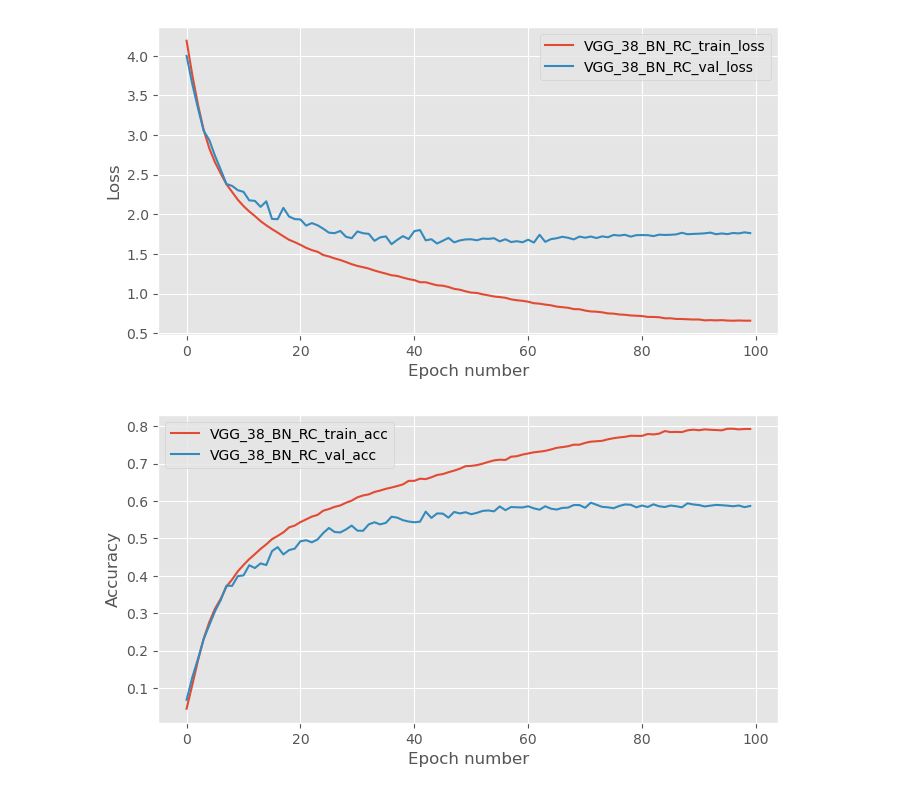
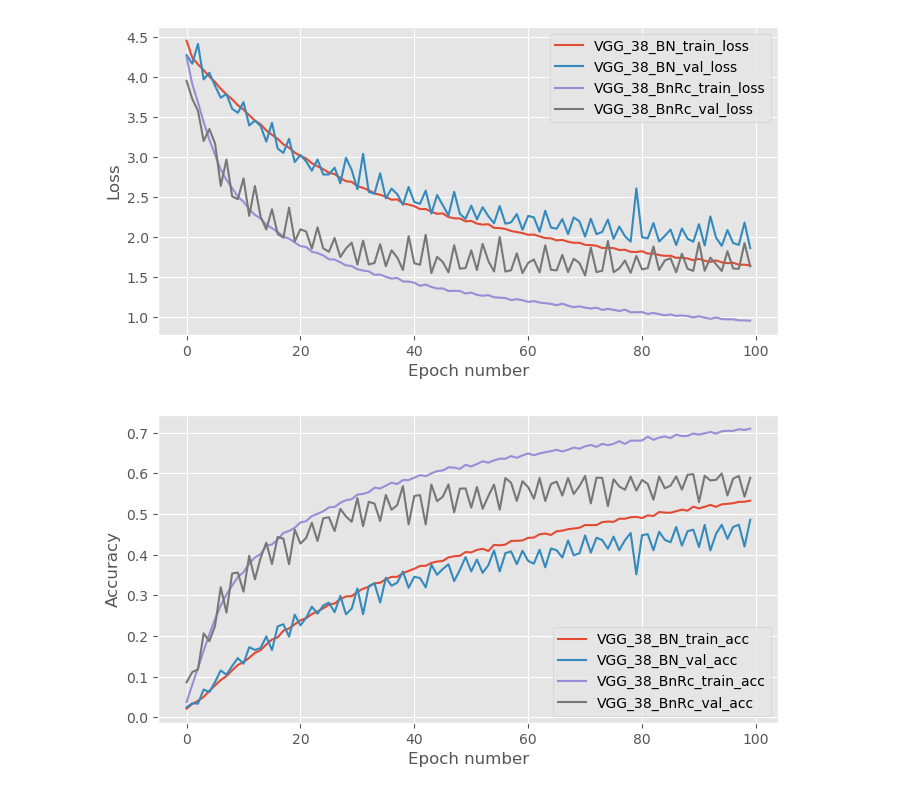
Before and after one commit to FlintyTub49/MLPC_2, a Jupyter notebook: notebooks/Plot_Results.ipynb, the cells around one changed output. Cells and saved outputs as stored; diff of their text form; code cells hidden in the pictures.

Commit message:
Updated plots and answers in report

```diff
--- a/notebooks/Plot_Results.ipynb
+++ b/notebooks/Plot_Results.ipynb
@@ -86,7 +87,7 @@ def plot_result_graphs(plot_name, stats, keys_to_plot, notebook=True):
     fig_2.savefig('../data/{}_accuracy_performance.pdf'.format(plot_name), dpi=None, facecolor='w', edgecolor='w',
         orientation='portrait', format='pdf', transparent=False, bbox_inches=None, pad_inches=0.1, metadata=None)
 # %%
-plot_result_graphs('best_model', result_dict, keys_to_plot=['VGG_38_BN_RC'])
+plot_result_graphs('best_model', result_dict, keys_to_plot=['VGG_38_BN', 'VGG_38_BnRc'])
 # %% [output]
-[figure, old version]
+[figure, new version]
-[figure, old version]
+[figure, new version]
```
Also changed, not shown: parts of 1 cell of this notebook, 3 other files.
